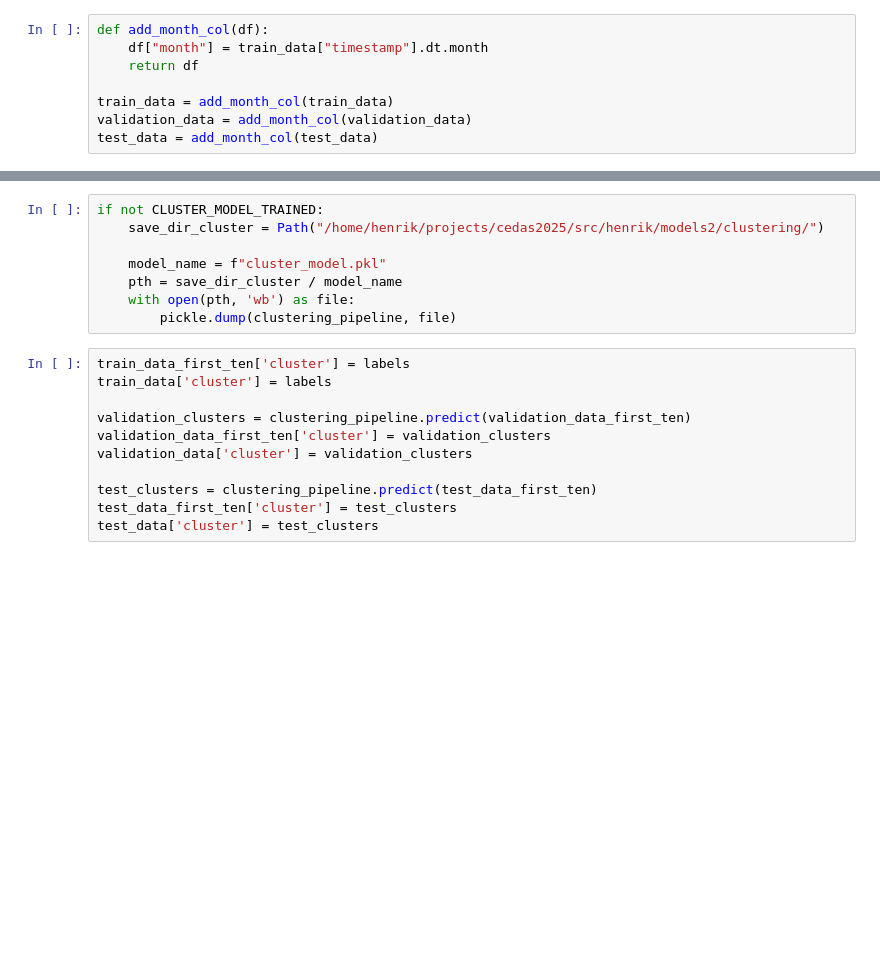
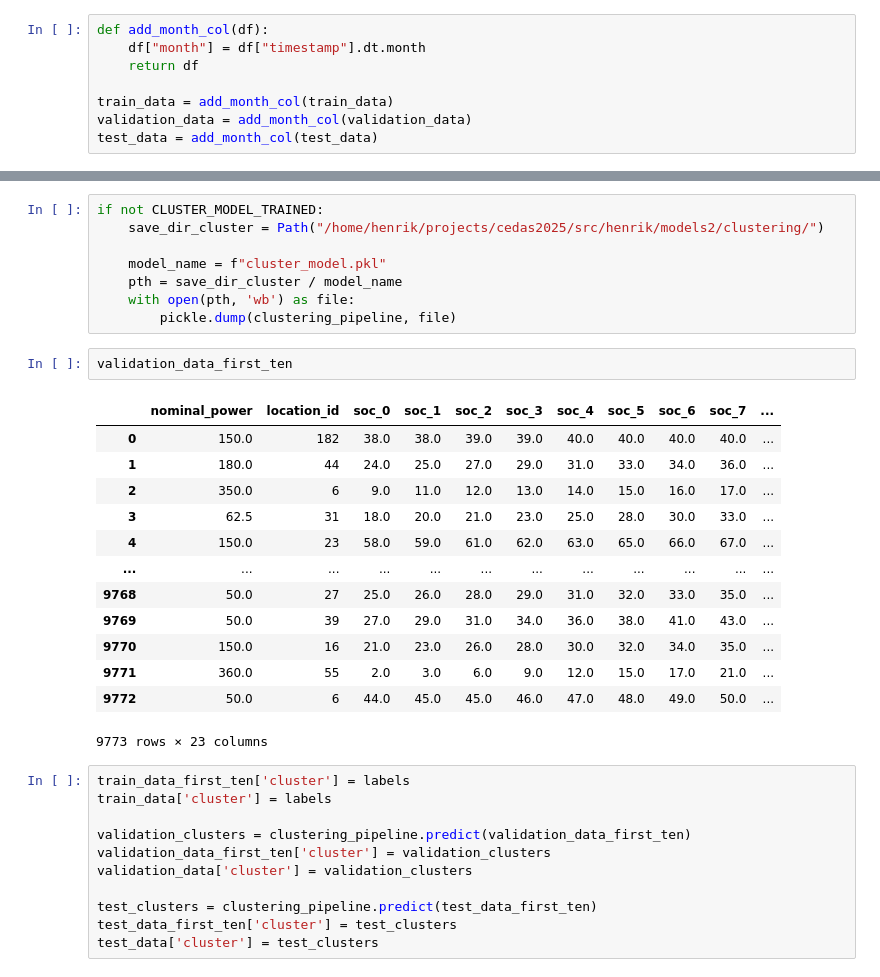
Before and after one commit to JakobBerg-Projects/CedasHackathon2025, a Jupyter notebook: src/henrik/clustering_v2.ipynb, the cells around one changed output, grey strips where cells are left out. Drawn from its saved outputs; the diff is of its cells as text; blank space fills up the shorter version.

```diff
--- a/src/henrik/clustering_v2.ipynb
+++ b/src/henrik/clustering_v2.ipynb
@@ -109,7 +109,7 @@ validation_data, test_data = train_test_split(temp_data,
                                               random_state=RANDOM_STATE)
 # %%
 def add_month_col(df):
-    df["month"] = train_data["timestamp"].dt.month
+    df["month"] = df["timestamp"].dt.month
     return df
 
 train_data = add_month_col(train_data)
@@ -198,6 +195,22 @@ if not CLUSTER_MODEL_TRAINED:
     pth = save_dir_cluster / model_name
     with open(pth, 'wb') as file:
         pickle.dump(clustering_pipeline, file)
+# %%
+validation_data_first_ten
+# %% [output]
+|  | nominal_power | location_id | soc_0 | soc_1 | soc_2 | soc_3 | soc_4 | soc_5 | soc_6 | soc_7 | ... |
+| 0 | 150.0 | 182 | 38.0 | 38.0 | 39.0 | 39.0 | 40.0 | 40.0 | 40.0 | 40.0 | ... |
+| 1 | 180.0 | 44 | 24.0 | 25.0 | 27.0 | 29.0 | 31.0 | 33.0 | 34.0 | 36.0 | ... |
+| 2 | 350.0 | 6 | 9.0 | 11.0 | 12.0 | 13.0 | 14.0 | 15.0 | 16.0 | 17.0 | ... |
+| 3 | 62.5 | 31 | 18.0 | 20.0 | 21.0 | 23.0 | 25.0 | 28.0 | 30.0 | 33.0 | ... |
+| 4 | 150.0 | 23 | 58.0 | 59.0 | 61.0 | 62.0 | 63.0 | 65.0 | 66.0 | 67.0 | ... |
+| ... | ... | ... | ... | ... | ... | ... | ... | ... | ... | ... | ... |
+| 9768 | 50.0 | 27 | 25.0 | 26.0 | 28.0 | 29.0 | 31.0 | 32.0 | 33.0 | 35.0 | ... |
+| 9769 | 50.0 | 39 | 27.0 | 29.0 | 31.0 | 34.0 | 36.0 | 38.0 | 41.0 | 43.0 | ... |
+| 9770 | 150.0 | 16 | 21.0 | 23.0 | 26.0 | 28.0 | 30.0 | 32.0 | 34.0 | 35.0 | ... |
+| 9771 | 360.0 | 55 | 2.0 | 3.0 | 6.0 | 9.0 | 12.0 | 15.0 | 17.0 | 21.0 | ... |
+| 9772 | 50.0 | 6 | 44.0 | 45.0 | 45.0 | 46.0 | 47.0 | 48.0 | 49.0 | 50.0 | ... |
+9773 rows × 23 columns
 # %%
 train_data_first_ten['cluster'] = labels
 train_data['cluster'] = labels
```
Also changed, not shown: parts of 6 cells of this notebook.
